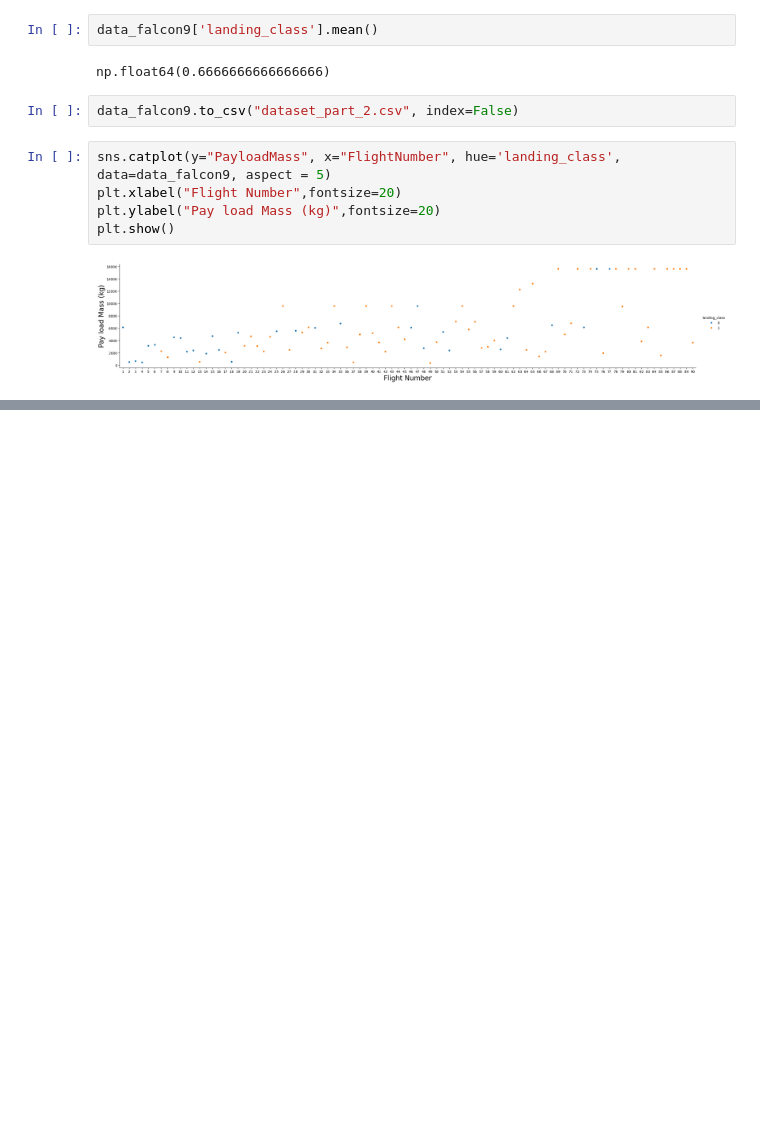
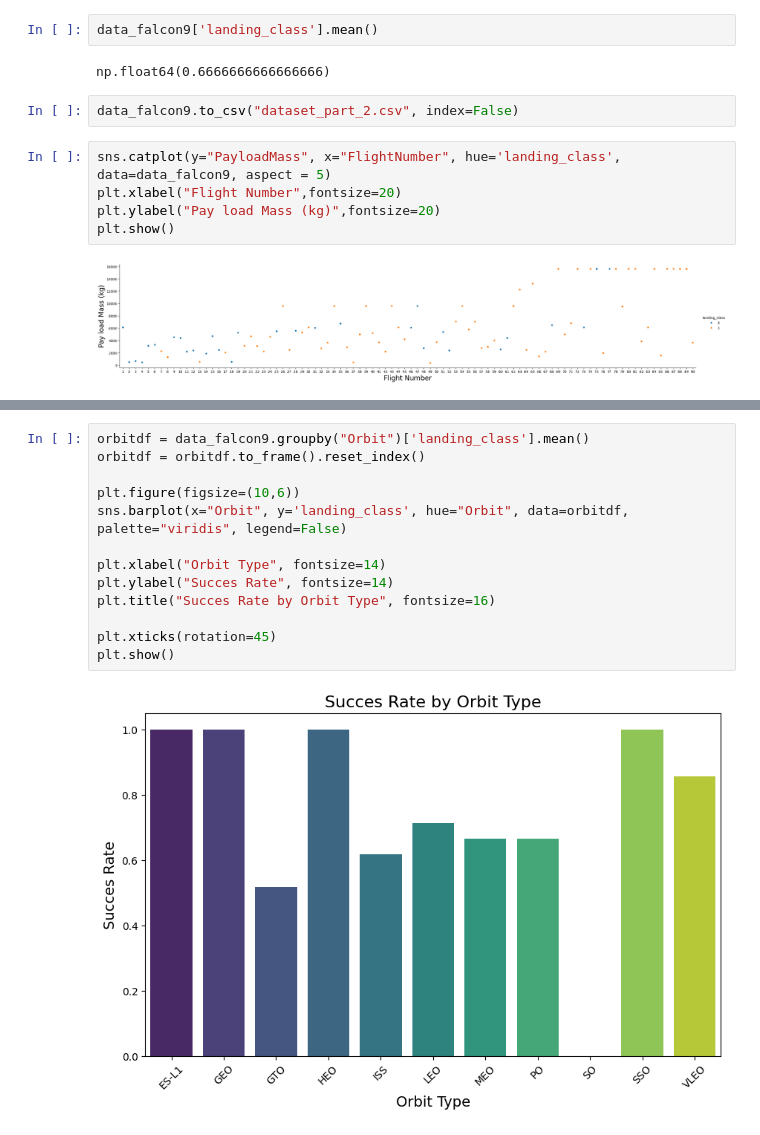
Before and after one commit to Gregory-lab-eng/SpaceX-Falcon-9-first-stage-Landing-Prediction, a Jupyter notebook: SpaceX_Falcon_9_first_stage_Landing_Prediction.ipynb, the cells around one changed output, grey strips where cells are left out. Saved outputs shown, nothing was run; the diff lists cells and outputs as text; blank space fills up the shorter version.

```diff
--- a/SpaceX_Falcon_9_first_stage_Landing_Prediction.ipynb
+++ b/SpaceX_Falcon_9_first_stage_Landing_Prediction.ipynb
@@ -507,0 +494,15 @@ Done.
+# %%
+orbitdf = data_falcon9.groupby("Orbit")['landing_class'].mean()
+orbitdf = orbitdf.to_frame().reset_index()
+
+plt.figure(figsize=(10,6))
+sns.barplot(x="Orbit", y='landing_class', hue="Orbit", data=orbitdf, palette="viridis", legend=False)
+
+plt.xlabel("Orbit Type", fontsize=14)
+plt.ylabel("Succes Rate", fontsize=14)
+plt.title("Succes Rate by Orbit Type", fontsize=16)
+
+plt.xticks(rotation=45)
+plt.show()
+# %% [output]
+[figure, added]
```
Also changed, not shown: parts of 5 cells of this notebook.
